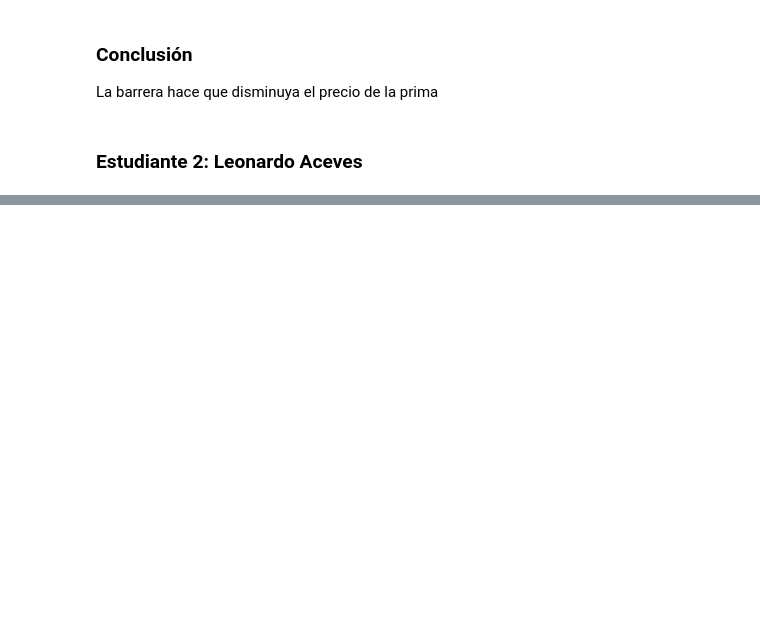
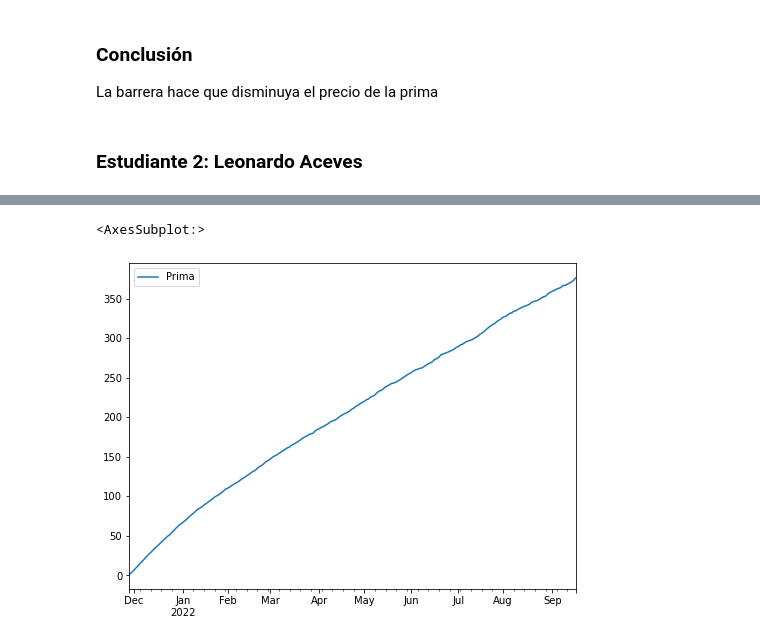
Before and after one commit to feramdor/Tarea9-10_Amdor_Aceves, a Jupyter notebook: Tarea10.ipynb, the cells around one changed output, grey strips where cells are left out. Cells and saved outputs as stored; diff of their text form; code cells hidden in the pictures; blank space fills up the shorter version.

```diff
--- a/Tarea10.ipynb
+++ b/Tarea10.ipynb
@@ -265,0 +294,18 @@ La barrera hace que disminuya el precio de la prima
+# %%
+freq, values = np.histogram(tslaret-tslaret.mean()+r, bins=10000)
+prob = freq/np.sum(freq)
+today = pd.Timestamp(date.today())
+dates = pd.date_range(start = today,
+                      end = '2022-09-16',
+                      freq = 'B')
+K = 1175
+S0 = tslac.iloc[-1]
+ret = np.random.choice(values[1:], (len(dates),10000), p = prob)
+sim_ret_hist = pd.DataFrame(ret, index = dates)
+sim_closes_hist = S0*np.exp(sim_ret_hist.cumsum())
+strike = pd.DataFrame(K*np.ones([len(dates),10000]),index = dates)
+call_hist = pd.DataFrame({'Prima':np.exp(-r*len(dates))*np.fmax(sim_closes_hist-strike,np.zeros([len(dates),10000])).T.mean()},index=dates)
+call_hist.plot(figsize = (8,6))
+# %% [output]
+<AxesSubplot:>
+[figure, added]
```
Also changed, not shown: parts of 18 cells of this notebook.
